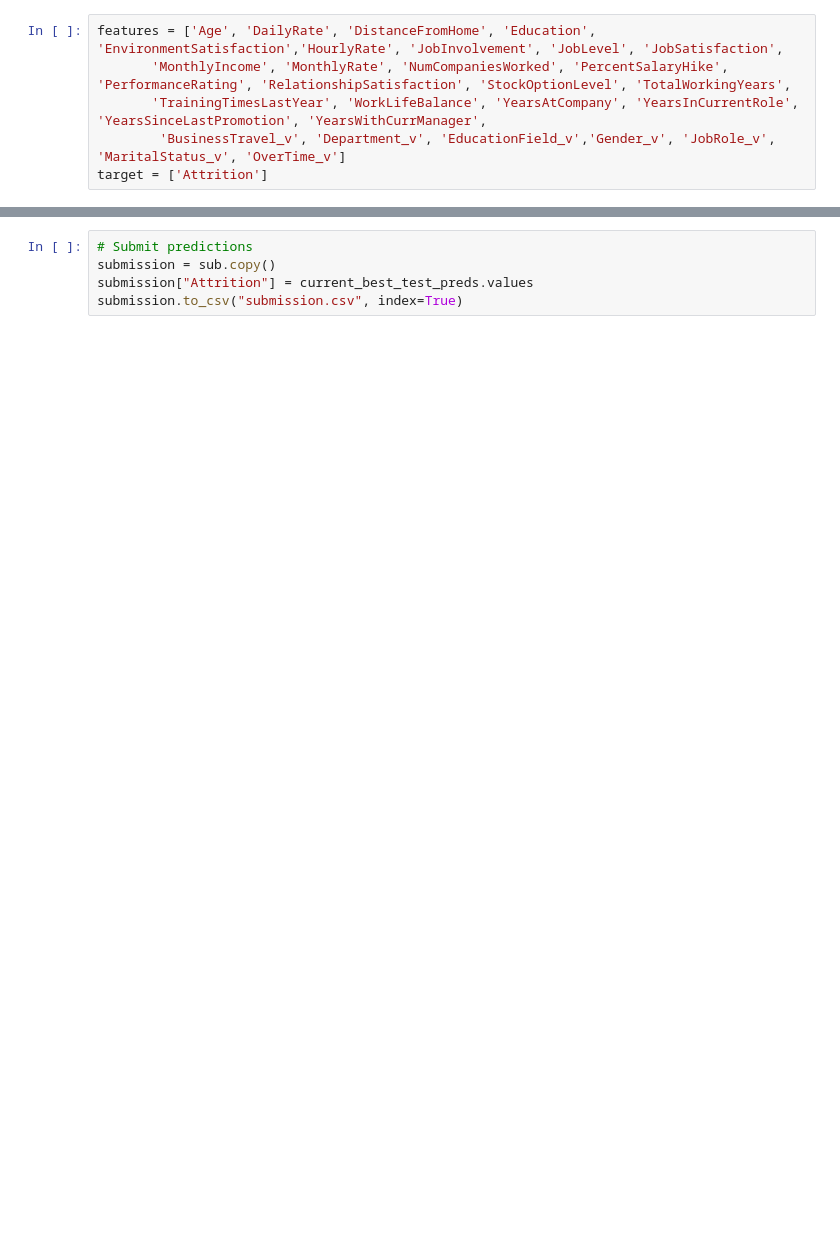
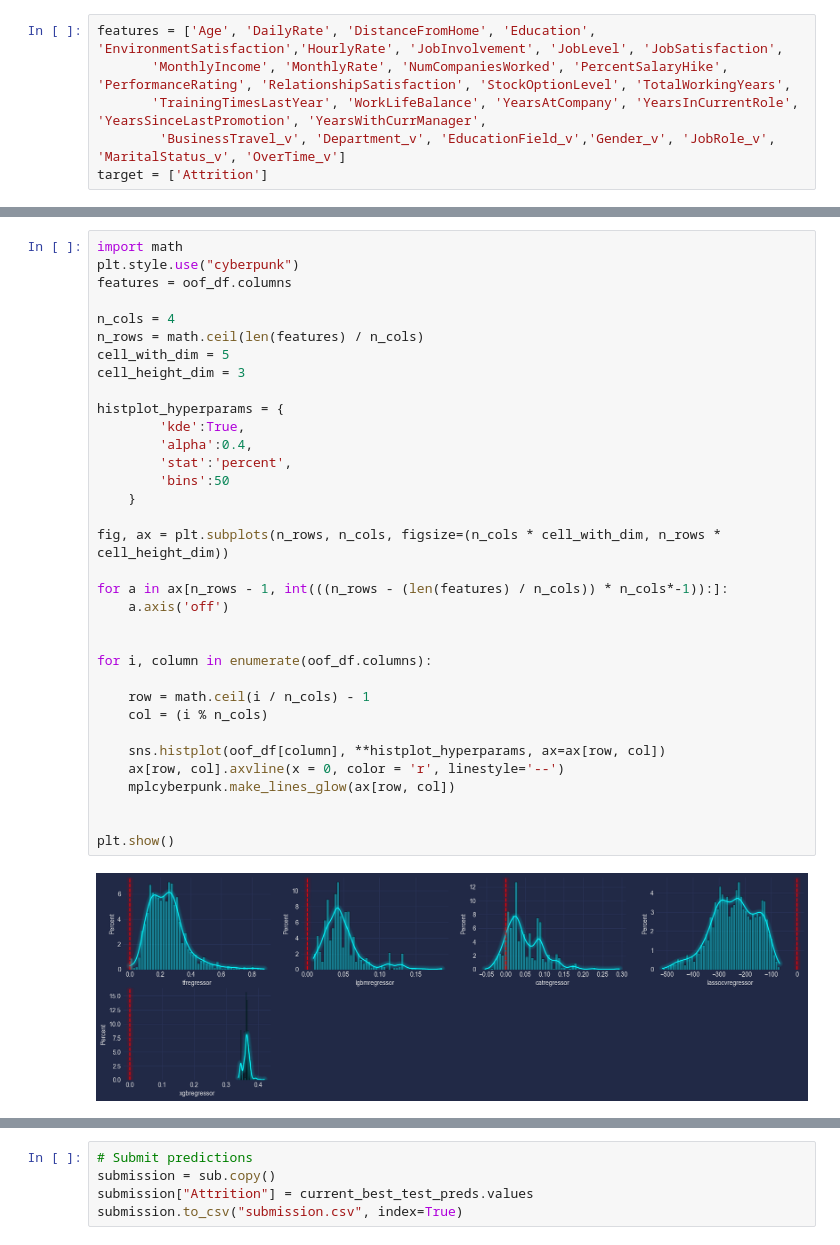
Before and after one commit to darkmatter2222/Kaggle_Tabular_Playground_Series-ML, a Jupyter notebook: Jan-2023-S3/pipelines/Hill_Climbing_ROC-AUC.ipynb, the cells around one changed output, grey strips where cells are left out. Drawn from its saved outputs; the diff is of its cells as text; blank space fills up the shorter version.

```diff
--- a/Jan-2023-S3/pipelines/Hill_Climbing_ROC-AUC.ipynb
+++ b/Jan-2023-S3/pipelines/Hill_Climbing_ROC-AUC.ipynb
@@ -56,3 +69,39 @@ oof_df.head(3)
+# %%
+import math
+plt.style.use("cyberpunk")
+features = oof_df.columns
+
+n_cols = 4
+n_rows = math.ceil(len(features) / n_cols)
+cell_with_dim = 5
+cell_height_dim = 3
+
+histplot_hyperparams = {
+        'kde':True,
+        'alpha':0.4,
+        'stat':'percent',
+        'bins':50
+    }
+
+fig, ax = plt.subplots(n_rows, n_cols, figsize=(n_cols * cell_with_dim, n_rows * cell_height_dim))
+
+for a in ax[n_rows - 1, int(((n_rows - (len(features) / n_cols)) * n_cols*-1)):]:
+    a.axis('off')
+
+
+for i, column in enumerate(oof_df.columns):
+
+    row = math.ceil(i / n_cols) - 1
+    col = (i % n_cols)
+
+    sns.histplot(oof_df[column], **histplot_hyperparams, ax=ax[row, col])
+    ax[row, col].axvline(x = 0, color = 'r', linestyle='--')
+    mplcyberpunk.make_lines_glow(ax[row, col])
+
+
+plt.show()
+# %% [output]
+[figure, added]
 # %%
 # Evaluate oof preds
 scores = {}
```
Also changed, not shown: parts of 11 cells of this notebook, 4 other files.
